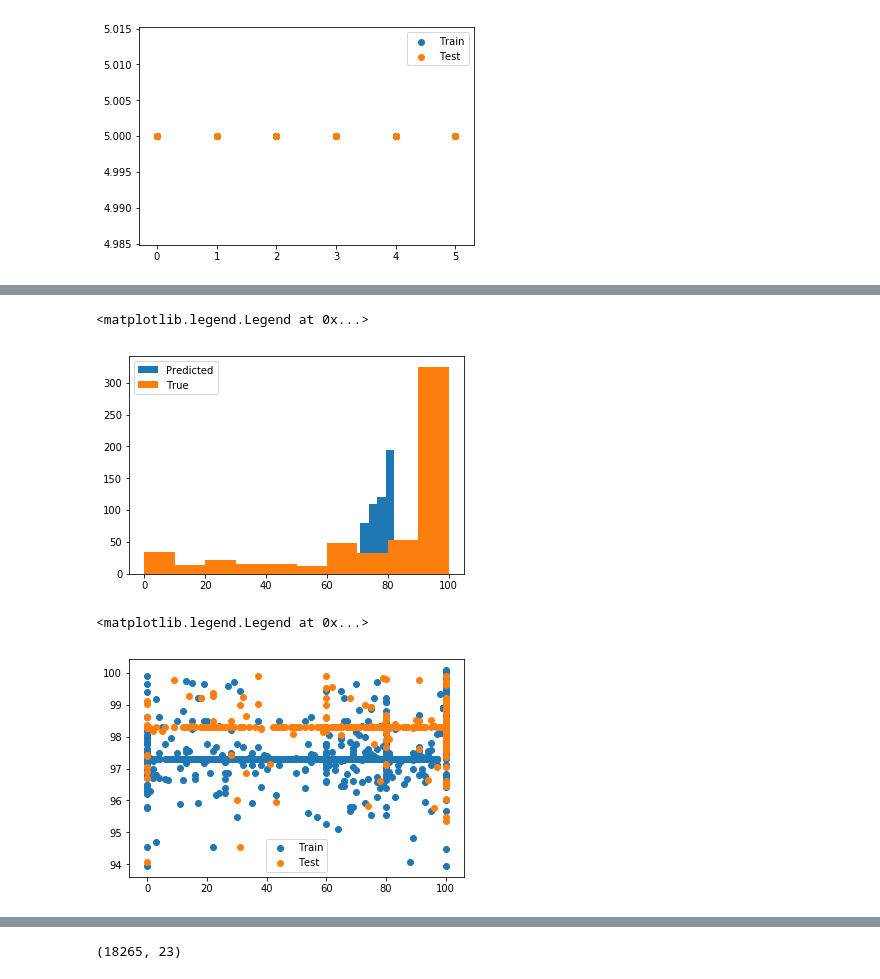
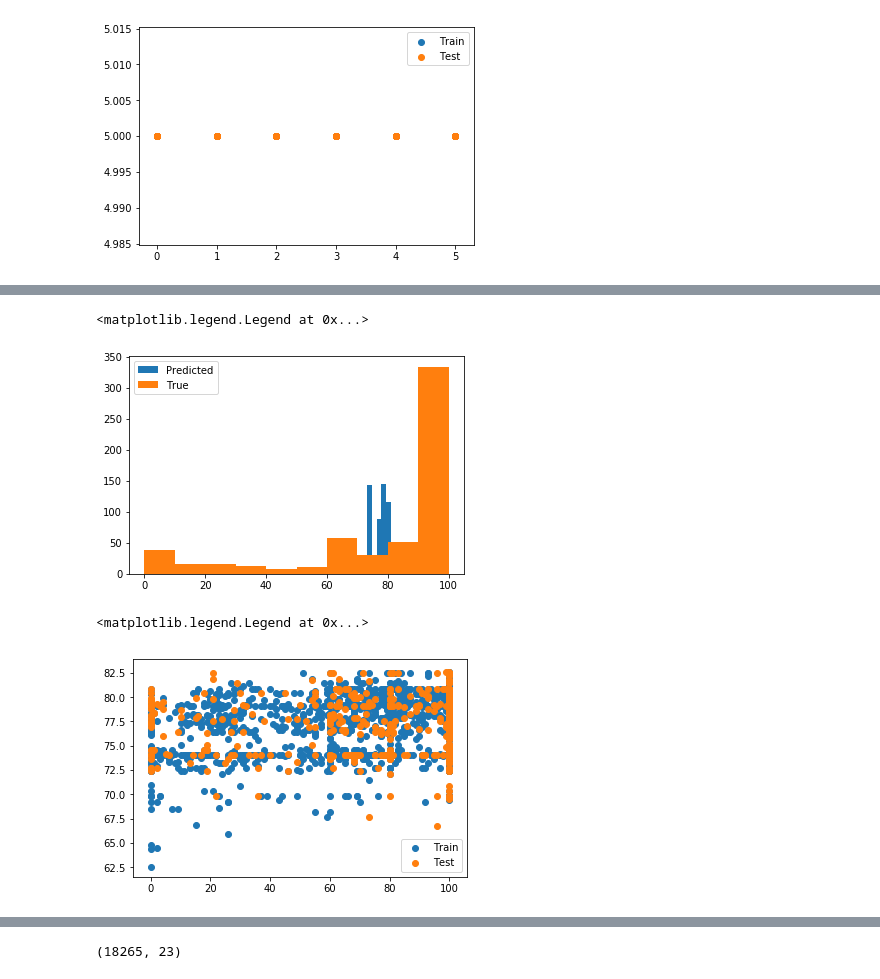
Before and after one commit to mobouzari/MLIndependentStudy, a Jupyter notebook: 80-20 with accuracy plots, fit, predict.ipynb, the cells around one changed output, grey strips where cells are left out. Drawn from its saved outputs; the diff is of its cells as text; code cells hidden in the pictures.

```diff
--- a/80-20 with accuracy plots, fit, predict.ipynb
+++ b/80-20 with accuracy plots, fit, predict.ipynb
@@ -404,15 +406,15 @@ plt.legend()
 # %%
-regressor = GradientBoostingRegressor(n_estimators=15).fit(xtrain,ytrain)
+regressor = GradientBoostingRegressor(n_estimators=8).fit(xtrain,ytrain)
 plt.hist(regressor.predict(xtest), label="Predicted")
 plt.hist(ytest, label="True")
 plt.legend()
 # %% [output]
 <matplotlib.legend.Legend at 0x...>
-[figure, old version]
+[figure, new version]
 # %%
 plt.scatter(ytrain, regressor.predict(xtrain), label="Train")
 plt.scatter(ytest, regressor.predict(xtest), label="Test")
 plt.legend()
 # %% [output]
 <matplotlib.legend.Legend at 0x...>
-[figure, old version]
+[figure, new version]
```
Also changed, not shown: parts of 22 cells of this notebook.
